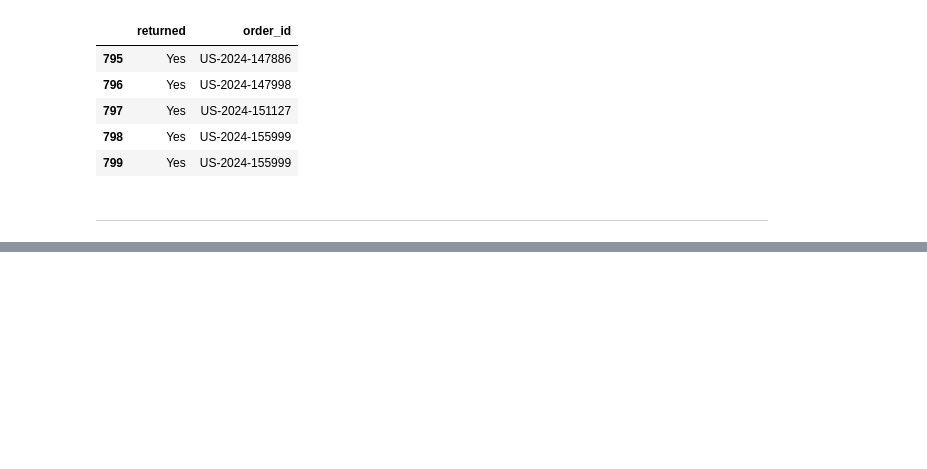
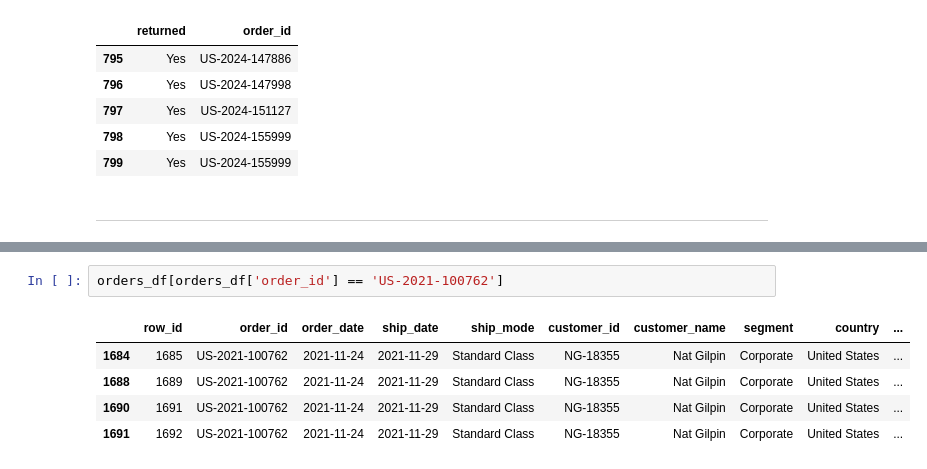
Before and after one commit to nacht29/Superstore-Analysis, a Jupyter notebook: Super-Store-Analysis.ipynb, the cells around one changed output, grey strips where cells are left out. Cells and saved outputs as stored; diff of their text form; blank space fills up the shorter version.

```diff
--- a/Super-Store-Analysis.ipynb
+++ b/Super-Store-Analysis.ipynb
@@ -410,0 +443,8 @@ This step splits data into smaller dataframe, which represent different tables i
+# %%
+orders_df[orders_df['order_id'] == 'US-2021-100762']
+# %% [output]
+|  | row_id | order_id | order_date | ship_date | ship_mode | customer_id | customer_name | segment | country | ... |
+| 1684 | 1685 | US-2021-100762 | 2021-11-24 | 2021-11-29 | Standard Class | NG-18355 | Nat Gilpin | Corporate | United States | ... |
+| 1688 | 1689 | US-2021-100762 | 2021-11-24 | 2021-11-29 | Standard Class | NG-18355 | Nat Gilpin | Corporate | United States | ... |
+| 1690 | 1691 | US-2021-100762 | 2021-11-24 | 2021-11-29 | Standard Class | NG-18355 | Nat Gilpin | Corporate | United States | ... |
+| 1691 | 1692 | US-2021-100762 | 2021-11-24 | 2021-11-29 | Standard Class | NG-18355 | Nat Gilpin | Corporate | United States | ... |
```
Also changed, not shown: parts of 14 cells of this notebook.
